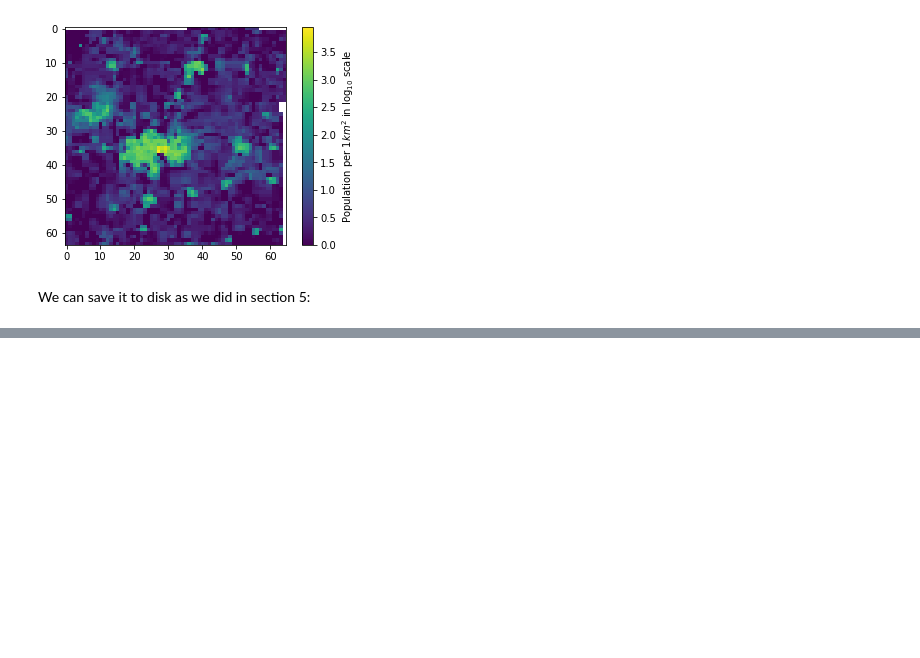
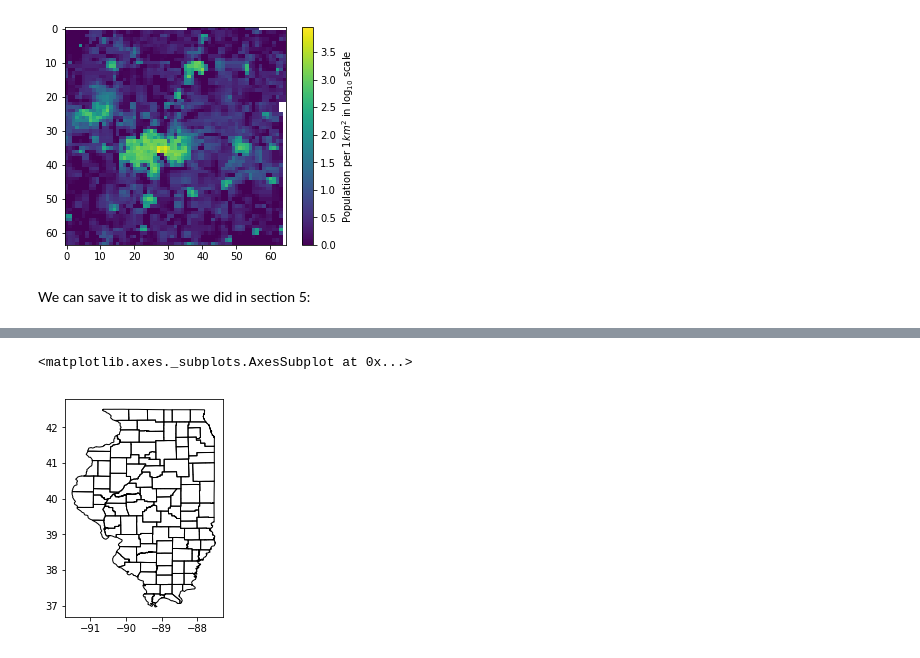
Before and after one commit to sibocw/geospatial-quickstart, a Jupyter notebook: 1hr-cookbook.ipynb, the cells around one changed output, grey strips where cells are left out. Saved outputs shown, nothing was run; the diff lists cells and outputs as text; code cells hidden in the pictures; blank space fills up the shorter version.

Commit message:
more on visualization

```diff
--- a/1hr-cookbook.ipynb
+++ b/1hr-cookbook.ipynb
@@ -484,0 +488,5 @@ You may find the [Basemap](https://matplotlib.org/basemap/) tookit of Matplotlib
+# %%
+vector_ds.plot(edgecolor='black', facecolor='none')
+# %% [output]
+<matplotlib.axes._subplots.AxesSubplot at 0x...>
+[figure, added]
```
Also changed, not shown: parts of 7 cells of this notebook, 1 other file.
